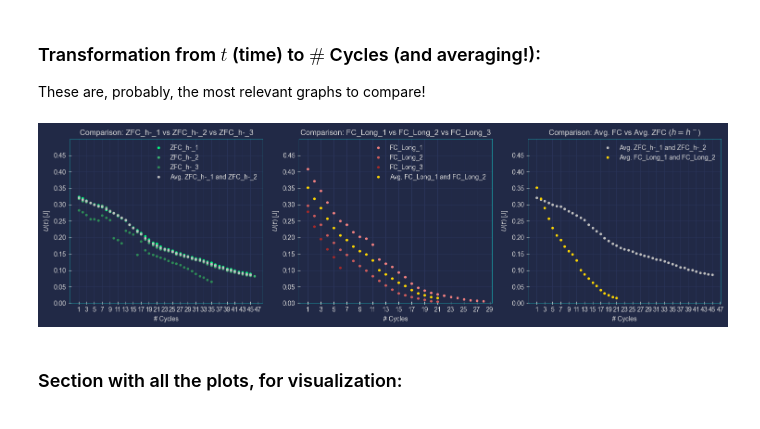
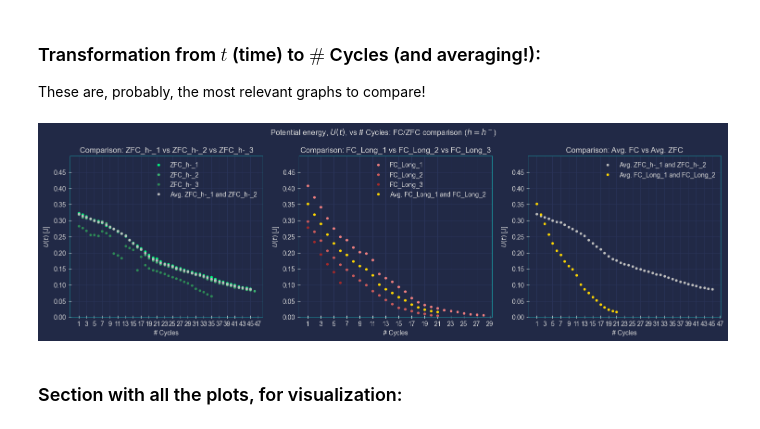
Before and after one commit to kaiuki2000/FC_vs._ZFC_Maglev, a Jupyter notebook: Notebooks/Maglev_losses.ipynb, the cells around one changed output. Drawn from its saved outputs; the diff is of its cells as text; code cells hidden in the pictures.

Commit message:
Changed plot's aspect & `plt.suptitle`.

```diff
--- a/Notebooks/Maglev_losses.ipynb
+++ b/Notebooks/Maglev_losses.ipynb
@@ -312,7 +312,7 @@ l_min_2 = min(len(FC_Long_1_U), len(FC_Long_2_U))
 l_max_2 = max(len(FC_Long_1_U), len(FC_Long_2_U), len(FC_Long_3_U))
 
 # Create a figure with three subplots
-fig, axs = plt.subplots(1, 3, figsize=(15, 4.5))
+fig, axs = plt.subplots(1, 3, figsize=(15, 4.75))
 
 
 
@@ -366,35 +366,36 @@ axs[1].legend()
 
 ########## Third subplot:
 #  Start ########## ########## Third subplot: Start ##########
 # Plotting the average of FC_Long_1_U, FC_Long_2_U, and FC_Long_3_U
 axs[2].plot(range(1, l_min + 1), np.mean([ZFC_h_m_1_U[:l_min], ZFC_h_m_2_U[:l_min]], axis=0), '.', color='silver', label='Avg. ZFC_h-_1 and ZFC_h-_2')
 axs[2].plot(range(1, l_min_2 + 1), np.mean([FC_Long_1_U[:l_min_2], FC_Long_2_U[:l_min_2]], axis=0), '.', color='gold', label='Avg. FC_Long_1 and FC_Long_2')
 
 # Set x-axis ticks at every 2 units
 axs[2].set_xticks(range(1, max(l_max, l_max_2) + 1 + 1, 2))
 
 # Set y-axis ticks at every 0.5 units
 axs[2].set_yticks(np.arange(0, 0.5, 0.05))
 axs[2].set_ylim(0, 0.5)
 
 axs[2].set_xlabel('# Cycles')
 axs[2].set_ylabel(r'$U(t)$ [J]')
-axs[2].set_title(r'Comparison: Avg. FC vs Avg. ZFC ($h = h^-$)')
+axs[2].set_title(r'Comparison: Avg. FC vs Avg. ZFC')
 axs[2].legend()
 ########## Third subplot: End ########## ########## Third subplot: End ##########
 
 
+plt.suptitle(r'Potential energy, $U(t)$, vs # Cycles: FC/ZFC comparison ($h = h^-$)')
 
 # Adjust the spacing between subplots
 plt.tight_layout()
 
 # Show the figure
 plt.show()
 
 # Save the figure
 fig.savefig('./Plots/Comparison_FC_vs_ZFC.png', dpi=300, bbox_inches='tight')
 # %% [output]
-[figure, old version]
+[figure, new version]
 # %% [markdown]
 ### Section with all the plots, for visualization:
 # %%
```
Also changed, not shown: 1 other file.
